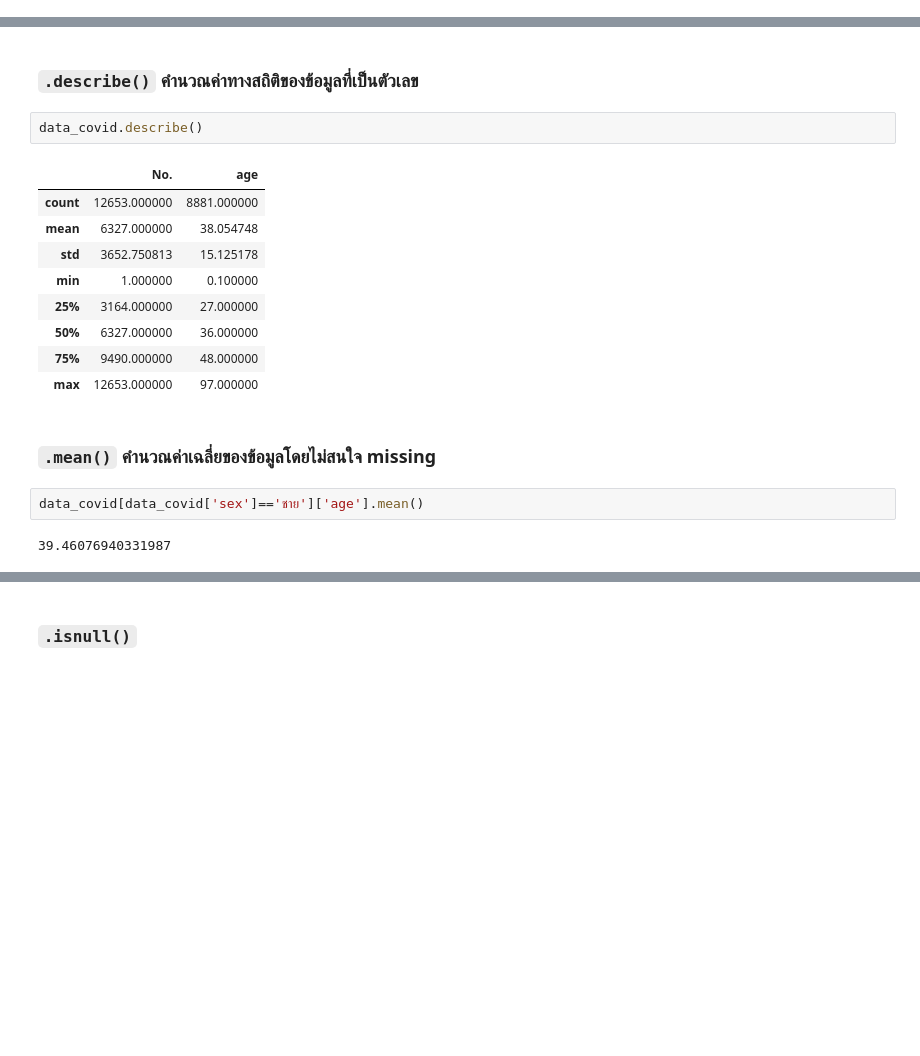
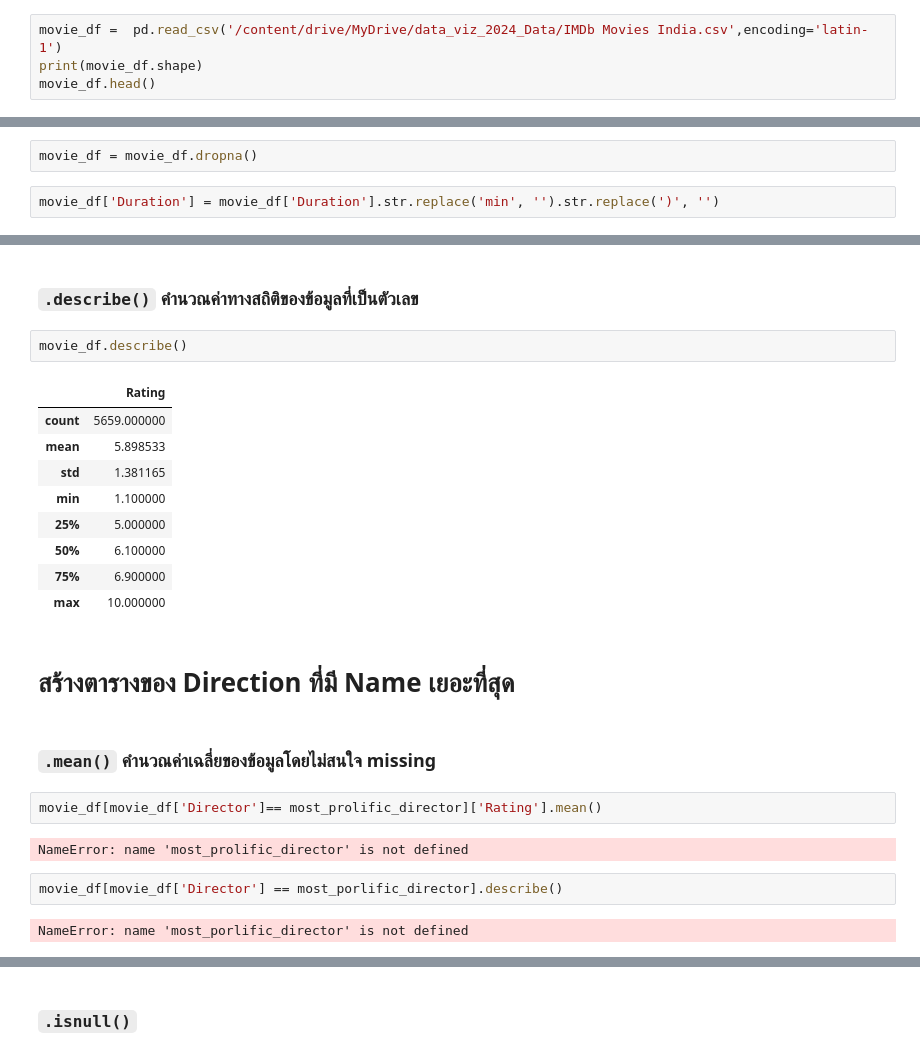
Before and after one commit to Kanvara001/python_dataviz2024, a Jupyter notebook: Pandas_101.ipynb, the cells around one changed output, grey strips where cells are left out. Cells and saved outputs as stored; diff of their text form; blank space fills up the shorter version.

Commit message:
India movie

````diff
--- a/Pandas_101.ipynb
+++ b/Pandas_101.ipynb
@@ -844,0 +907,4 @@ Name: 9334, dtype: object)
+# %%
+movie_df =  pd.read_csv('/content/drive/MyDrive/data_viz_2024_Data/IMDb Movies India.csv',encoding='latin-1')
+print(movie_df.shape)
+movie_df.head()
@@ -844,0 +926,4 @@ Name: 9334, dtype: object)
+# %%
+movie_df = movie_df.dropna()
+# %%
+movie_df['Duration'] = movie_df['Duration'].str.replace('min', '').str.replace(')', '')
@@ -880,20 +981,26 @@ data_covid[TF].head()
 # %% [markdown]
 ### ```.describe()``` คำนวณค่าทางสถิติของข้อมูลที่เป็นตัวเลข
 # %%
-data_covid.describe()
+movie_df.describe()
 # %% [output]
-|  | No. | age |
-| count | 12653.000000 | 8881.000000 |
-| mean | 6327.000000 | 38.054748 |
-| std | 3652.750813 | 15.125178 |
-| min | 1.000000 | 0.100000 |
-| 25% | 3164.000000 | 27.000000 |
-| 50% | 6327.000000 | 36.000000 |
-| 75% | 9490.000000 | 48.000000 |
-| max | 12653.000000 | 97.000000 |
+|  | Rating |
+| count | 5659.000000 |
+| mean | 5.898533 |
+| std | 1.381165 |
+| min | 1.100000 |
+| 25% | 5.000000 |
+| 50% | 6.100000 |
+| 75% | 6.900000 |
+| max | 10.000000 |
+# %% [markdown]
+# สร้างตารางของ Direction ที่มี Name เยอะที่สุด
 # %% [markdown]
 ### ```.mean()``` คำนวณค่าเฉลี่ยของข้อมูลโดยไม่สนใจ missing
-# %%
-data_covid[data_covid['sex']=='ชาย']['age'].mean()
-# %% [output]
-39.46076940331987
+# %%
+movie_df[movie_df['Director']== most_prolific_director]['Rating'].mean()
+# %% [output]
+NameError: name 'most_prolific_director' is not defined
+# %%
+movie_df[movie_df['Director'] == most_porlific_director].describe()
+# %% [output]
+NameError: name 'most_porlific_director' is not defined
````
Also changed, not shown: parts of 12 cells of this notebook.
